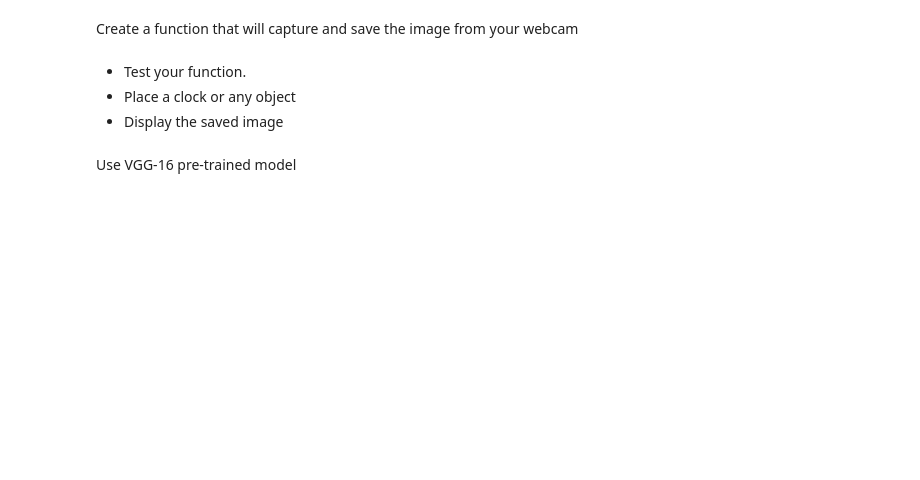
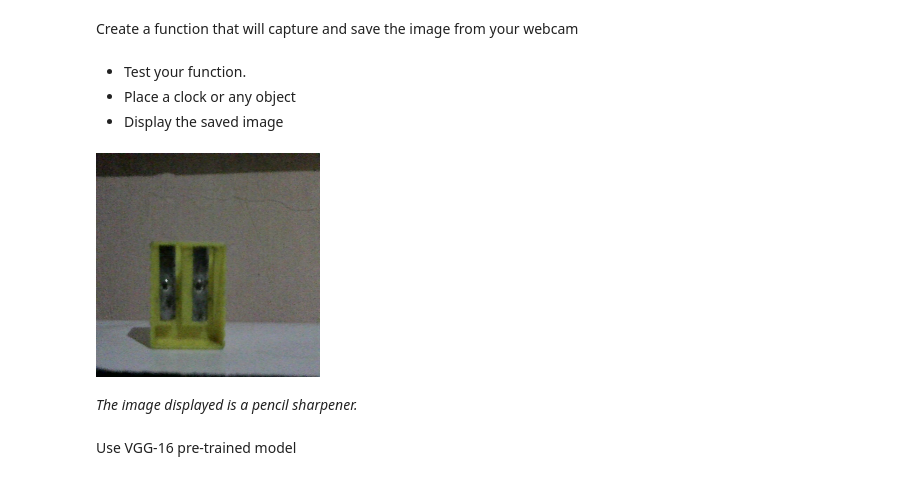
Before and after one commit to tmaiecnj/CPE-313, a Jupyter notebook: Hands-on Activity 2.3 - CNN Network Architectures.ipynb, the cells around one changed output. Cells and saved outputs as stored; diff of their text form; code cells hidden in the pictures; blank space fills up the shorter version.

```diff
--- a/Hands-on Activity 2.3 - CNN Network Architectures.ipynb
+++ b/Hands-on Activity 2.3 - CNN Network Architectures.ipynb
@@ -67,7 +37,7 @@ def get_image(camera):
 def save_webcam_image(img_path):
 
     try:
-        camera_port = 0
+        camera_port = 1
         ramp_frames = 10
 
         camera = cv2.VideoCapture(camera_port)
@@ -96,7 +66,12 @@ if save_webcam_image(img_path) is False:
     img_path = "rocking_chair.jpg"
     print("Using the Test Rocking Chair Image: {}".format(img_path))
 # %%
-plt.imshow(imread(img_path))
+img = Image.open(img_path)
+img
+# %% [output]
+[figure, added]
+# %% [markdown]
+*The image displayed is a pencil sharpener.*
 # %% [markdown]
 Use VGG-16 pre-trained model
 # %%
```
Also changed, not shown: parts of 21 cells of this notebook, 1 other file.
